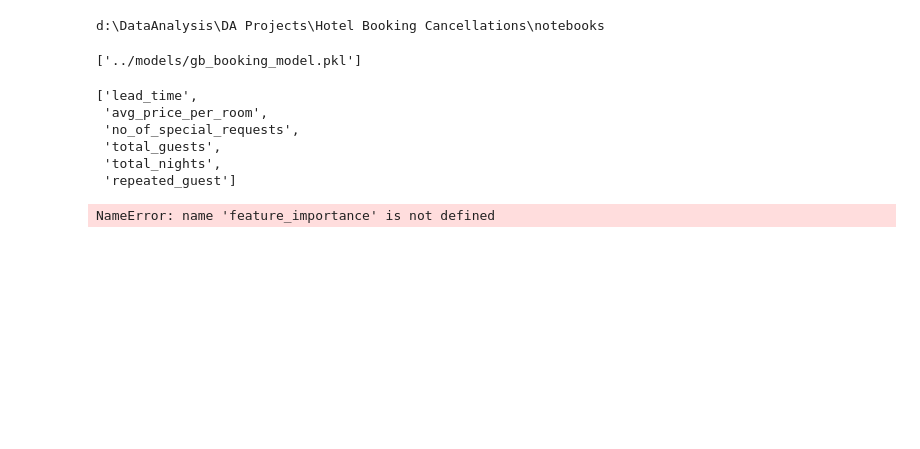
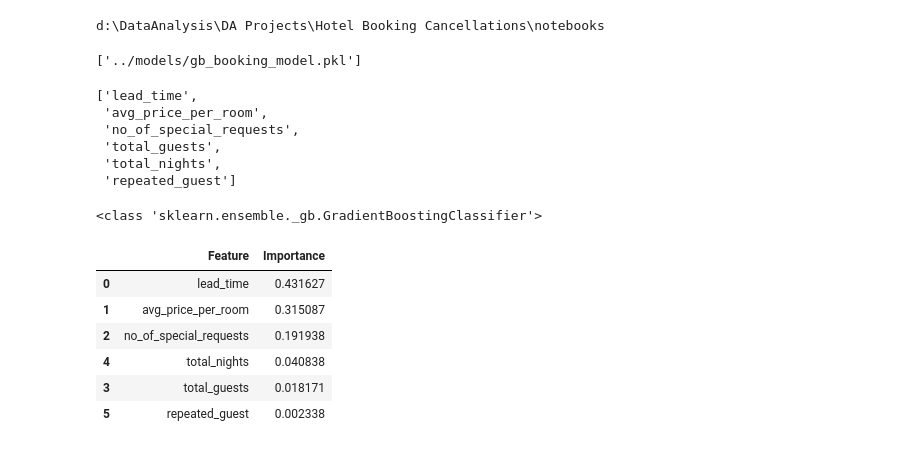
Before and after one commit to Mahmoud-Abu-Al-Nour/Hotel-Booking-Cancellations, a Jupyter notebook: notebooks/notebook.ipynb, the cells around one changed output. Cells and saved outputs as stored; diff of their text form; code cells hidden in the pictures; blank space fills up the shorter version.

```diff
--- a/notebooks/notebook.ipynb
+++ b/notebooks/notebook.ipynb
@@ -558,6 +558,28 @@ features
  'total_nights',
  'repeated_guest']
 # %%
-feature_importance
+print(type(best_model))
 # %% [output]
-NameError: name 'feature_importance' is not defined
+<class 'sklearn.ensemble._gb.GradientBoostingClassifier'>
+# %%
+import pandas as pd
+
+importance_df = pd.DataFrame({
+    "Feature": x.columns,
+    "Importance": best_model.feature_importances_
+})
+
+importance_df = importance_df.sort_values(
+    by="Importance",
+    ascending=False
+)
+
+importance_df
+# %% [output]
+|  | Feature | Importance |
+| 0 | lead_time | 0.431627 |
+| 1 | avg_price_per_room | 0.315087 |
+| 2 | no_of_special_requests | 0.191938 |
+| 4 | total_nights | 0.040838 |
+| 3 | total_guests | 0.018171 |
+| 5 | repeated_guest | 0.002338 |
```
Also changed, not shown: parts of 4 cells of this notebook, 3 other files.
